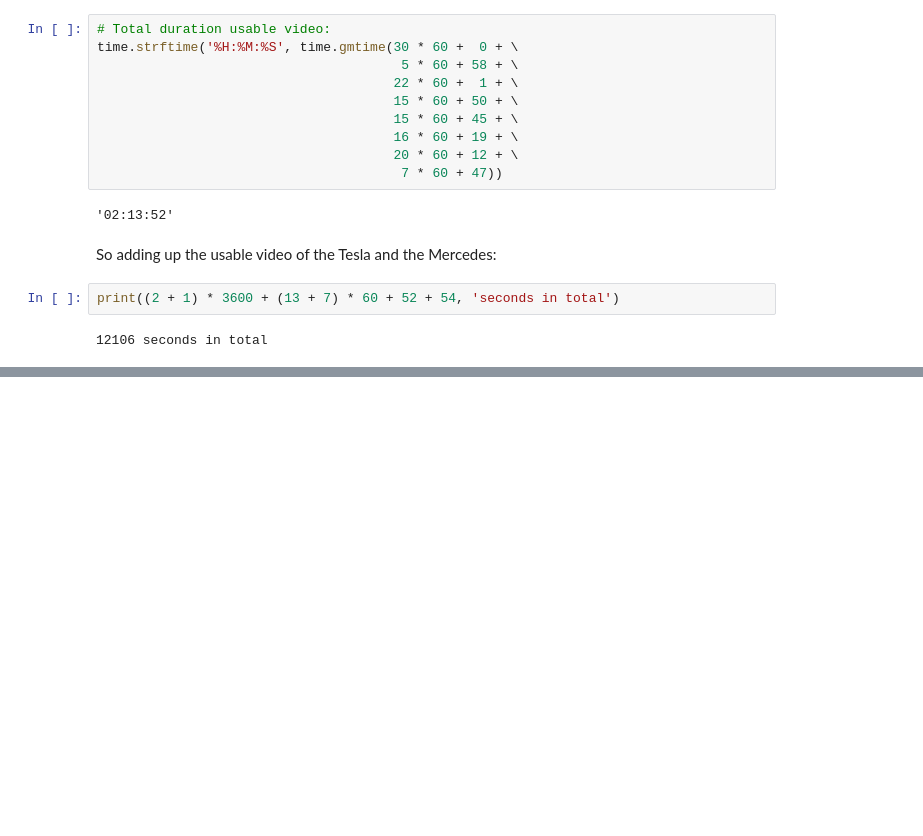
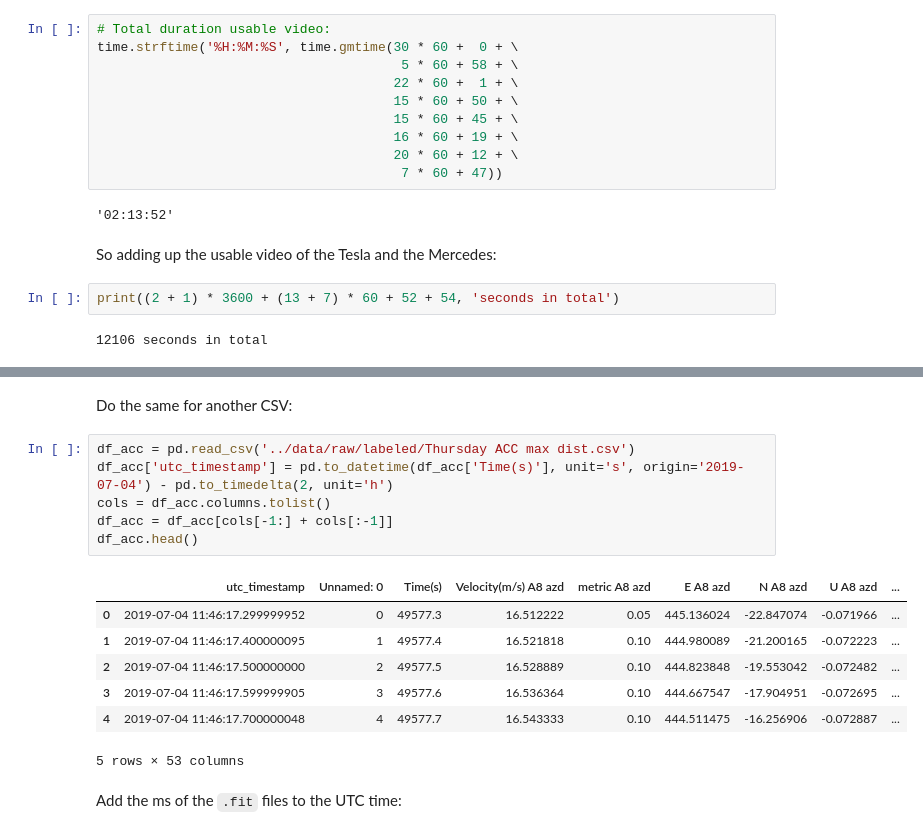
Before and after one commit to iipr/deep-auto-pi, a Jupyter notebook: notebooks/data-synchronization.ipynb, the cells around one changed output, grey strips where cells are left out. Drawn from its saved outputs; the diff is of its cells as text; blank space fills up the shorter version.

```diff
--- a/notebooks/data-synchronization.ipynb
+++ b/notebooks/data-synchronization.ipynb
@@ -442,0 +493,18 @@ print((2 + 1) * 3600 + (13 + 7) * 60 + 52 + 54, 'seconds in total')
+# %% [markdown]
+Do the same for another CSV:
+# %%
+df_acc = pd.read_csv('../data/raw/labeled/Thursday ACC max dist.csv')
+df_acc['utc_timestamp'] = pd.to_datetime(df_acc['Time(s)'], unit='s', origin='2019-07-04') - pd.to_timedelta(2, unit='h')
+cols = df_acc.columns.tolist()
+df_acc = df_acc[cols[-1:] + cols[:-1]]
+df_acc.head()
+# %% [output]
+|  | utc_timestamp | Unnamed: 0 | Time(s) | Velocity(m/s) A8 azd | metric A8 azd | E A8 azd | N A8 azd | U A8 azd | ... |
+| 0 | 2019-07-04 11:46:17.299999952 | 0 | 49577.3 | 16.512222 | 0.05 | 445.136024 | -22.847074 | -0.071966 | ... |
+| 1 | 2019-07-04 11:46:17.400000095 | 1 | 49577.4 | 16.521818 | 0.10 | 444.980089 | -21.200165 | -0.072223 | ... |
+| 2 | 2019-07-04 11:46:17.500000000 | 2 | 49577.5 | 16.528889 | 0.10 | 444.823848 | -19.553042 | -0.072482 | ... |
+| 3 | 2019-07-04 11:46:17.599999905 | 3 | 49577.6 | 16.536364 | 0.10 | 444.667547 | -17.904951 | -0.072695 | ... |
+| 4 | 2019-07-04 11:46:17.700000048 | 4 | 49577.7 | 16.543333 | 0.10 | 444.511475 | -16.256906 | -0.072887 | ... |
+5 rows × 53 columns
+# %% [markdown]
+Add the ms of the `.fit` files to the UTC time:
```
Also changed, not shown: parts of 24 cells of this notebook.
